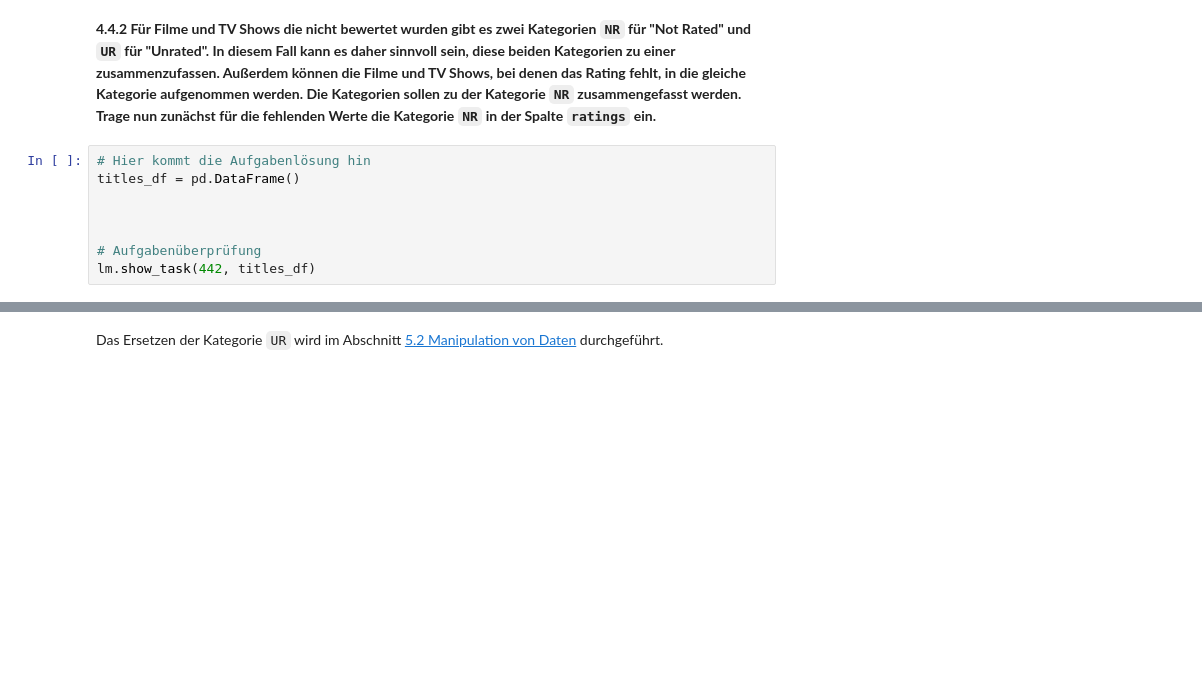
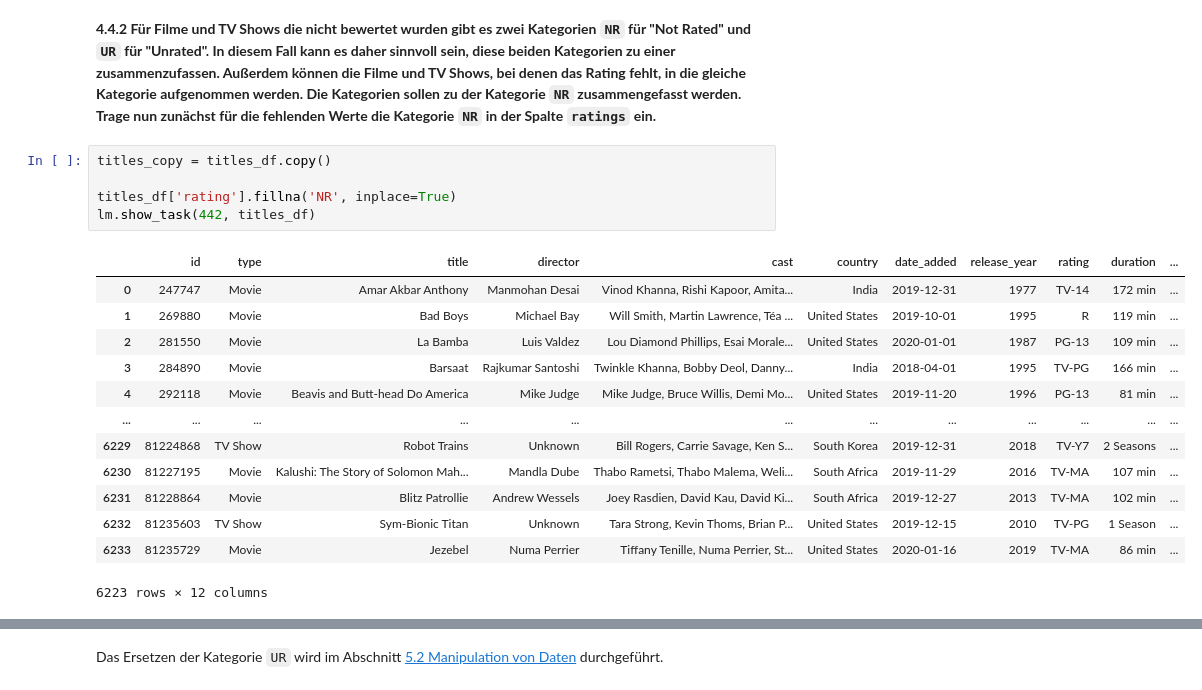
Before and after one commit to orca-nrw/lernmodul-pandas, a Jupyter notebook: index.ipynb, the cells around one changed output, grey strips where cells are left out. Cells and saved outputs as stored; diff of their text form; blank space fills up the shorter version.

Commit message:
add task data

```diff
--- a/index.ipynb
+++ b/index.ipynb
@@ -591,10 +707,21 @@ lm.show_task(441, missing_ratings)
 # %% [markdown]
 **4.4.2 Für Filme und TV Shows die nicht bewertet wurden gibt es zwei Kategorien `NR` für "Not Rated" und `UR` für "Unrated". In diesem Fall kann es daher sinnvoll sein, diese beiden Kategorien zu einer zusammenzufassen. Außerdem können die Filme und TV Shows, bei denen das Rating fehlt, in die gleiche Kategorie aufgenommen werden. Die Kategorien sollen zu der Kategorie `NR` zusammengefasst werden. Trage nun zunächst für die fehlenden Werte die Kategorie `NR` in der Spalte `ratings` ein.**
-# %%
-# Hier kommt die Aufgabenlösung hin
-titles_df = pd.DataFrame()
-
-
-
-# Aufgabenüberprüfung
-lm.show_task(442, titles_df)
+# %%
+titles_copy = titles_df.copy()
+
+titles_df['rating'].fillna('NR', inplace=True)
+lm.show_task(442, titles_df)
+# %% [output]
+|  | id | type | title | director | cast | country | date_added | release_year | rating | duration | ... |
+| 0 | 247747 | Movie | Amar Akbar Anthony | Manmohan Desai | Vinod Khanna, Rishi Kapoor, Amita... | India | 2019-12-31 | 1977 | TV-14 | 172 min | ... |
+| 1 | 269880 | Movie | Bad Boys | Michael Bay | Will Smith, Martin Lawrence, Téa ... | United States | 2019-10-01 | 1995 | R | 119 min | ... |
+| 2 | 281550 | Movie | La Bamba | Luis Valdez | Lou Diamond Phillips, Esai Morale... | United States | 2020-01-01 | 1987 | PG-13 | 109 min | ... |
+| 3 | 284890 | Movie | Barsaat | Rajkumar Santoshi | Twinkle Khanna, Bobby Deol, Danny... | India | 2018-04-01 | 1995 | TV-PG | 166 min | ... |
+| 4 | 292118 | Movie | Beavis and Butt-head Do America | Mike Judge | Mike Judge, Bruce Willis, Demi Mo... | United States | 2019-11-20 | 1996 | PG-13 | 81 min | ... |
+| ... | ... | ... | ... | ... | ... | ... | ... | ... | ... | ... | ... |
+| 6229 | 81224868 | TV Show | Robot Trains | Unknown | Bill Rogers, Carrie Savage, Ken S... | South Korea | 2019-12-31 | 2018 | TV-Y7 | 2 Seasons | ... |
+| 6230 | 81227195 | Movie | Kalushi: The Story of Solomon Mah... | Mandla Dube | Thabo Rametsi, Thabo Malema, Weli... | South Africa | 2019-11-29 | 2016 | TV-MA | 107 min | ... |
+| 6231 | 81228864 | Movie | Blitz Patrollie | Andrew Wessels | Joey Rasdien, David Kau, David Ki... | South Africa | 2019-12-27 | 2013 | TV-MA | 102 min | ... |
+| 6232 | 81235603 | TV Show | Sym-Bionic Titan | Unknown | Tara Strong, Kevin Thoms, Brian P... | United States | 2019-12-15 | 2010 | TV-PG | 1 Season | ... |
+| 6233 | 81235729 | Movie | Jezebel | Numa Perrier | Tiffany Tenille, Numa Perrier, St... | United States | 2020-01-16 | 2019 | TV-MA | 86 min | ... |
+6223 rows × 12 columns
```
Also changed, not shown: parts of 37 cells of this notebook.
